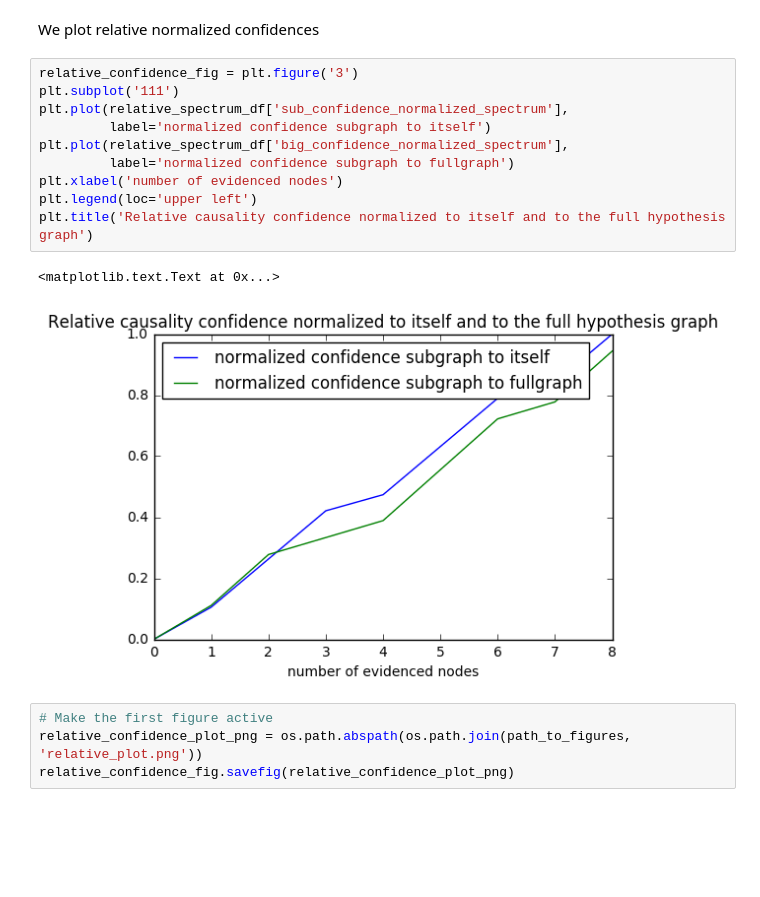
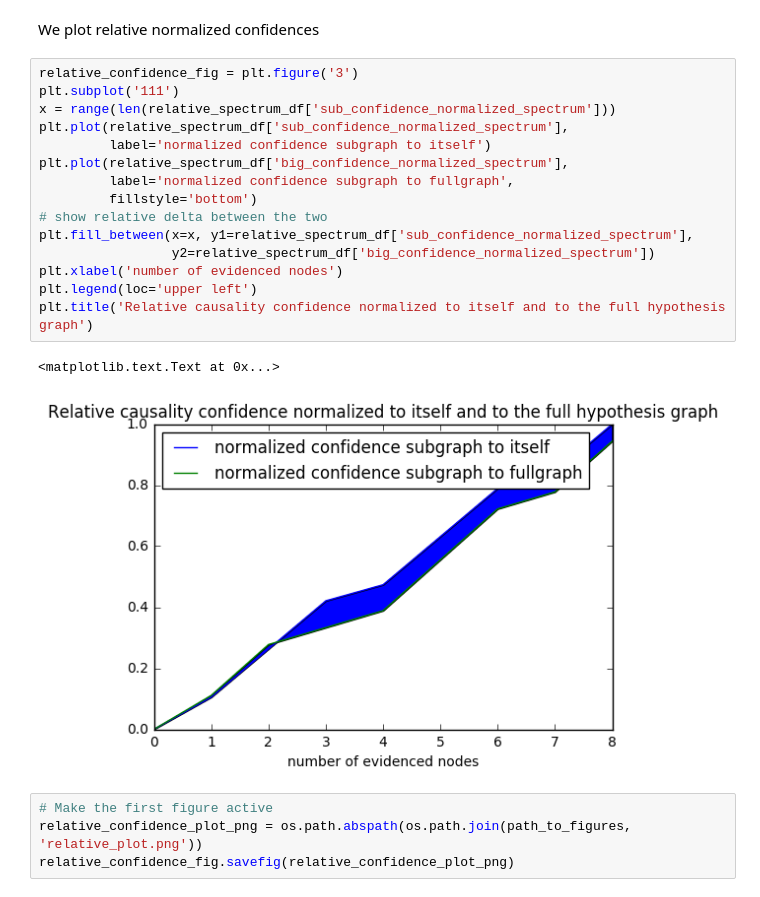
Before and after one commit to plumdeq/hypothtest, a Jupyter notebook: notebooks/confidence-sample-hypothesis.ipynb, the cells around one changed output. Drawn from its saved outputs; the diff is of its cells as text; blank space fills up the shorter version.

```diff
--- a/notebooks/subgraphs-confidence.ipynb
+++ b/notebooks/confidence-sample-hypothesis.ipynb
@@ -223,16 +223,21 @@ We plot relative normalized confidences
 # %%
 relative_confidence_fig = plt.figure('3')
 plt.subplot('111')
+x = range(len(relative_spectrum_df['sub_confidence_normalized_spectrum']))
 plt.plot(relative_spectrum_df['sub_confidence_normalized_spectrum'],
          label='normalized confidence subgraph to itself')
 plt.plot(relative_spectrum_df['big_confidence_normalized_spectrum'],
-         label='normalized confidence subgraph to fullgraph')
+         label='normalized confidence subgraph to fullgraph',
+         fillstyle='bottom')
+# show relative delta between the two
+plt.fill_between(x=x, y1=relative_spectrum_df['sub_confidence_normalized_spectrum'],
+                 y2=relative_spectrum_df['big_confidence_normalized_spectrum'])
 plt.xlabel('number of evidenced nodes')
 plt.legend(loc='upper left')
 plt.title('Relative causality confidence normalized to itself and to the full hypothesis graph')
 # %% [output]
 <matplotlib.text.Text at 0x...>
-[figure, old version]
+[figure, new version]
 # %%
 # Make the first figure active
 relative_confidence_plot_png = os.path.abspath(os.path.join(path_to_figures, 'relative_plot.png'))
```
Also changed, not shown: 4 other files.
